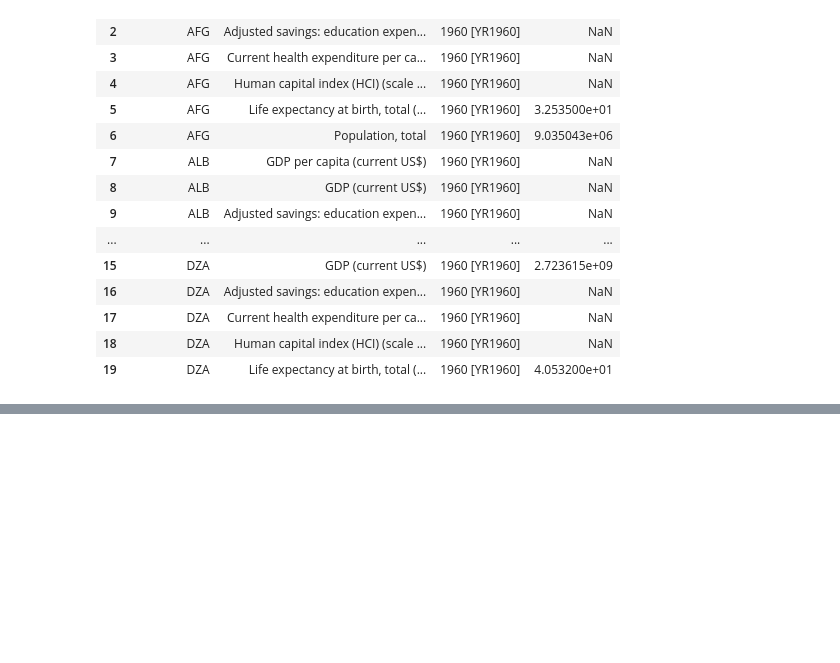
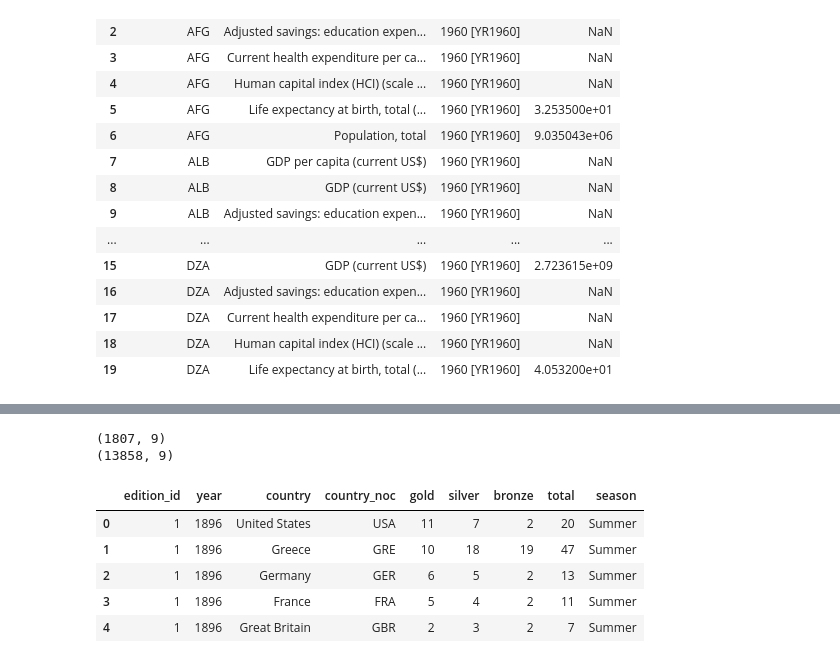
Before and after one commit to KetherineWang/olympics-data-story, a Jupyter notebook: world_indicator.ipynb, the cells around one changed output, grey strips where cells are left out. Cells and saved outputs as stored; diff of their text form; code cells hidden in the pictures; blank space fills up the shorter version.

Commit message:
country codes

```diff
--- a/world_indicator.ipynb
+++ b/world_indicator.ipynb
@@ -18,3 +6,7 @@ world_indicators.head()
+# %%
+# load in data
+world_indicators = pd.read_csv("rawData/World_Development_Indicator/Indicator_Data_1960-2023.csv")
+country_medal_count = pd.read_csv("rawData/Sum_Win_Olympics_1896-2022/Olympic_Games_Medal_Tally.csv")
 # %%
 # drop column
 world_indicators = world_indicators.drop(columns=['Series Code', 'Country Name'])
@@ -89,3 +77,22 @@ world_indicators.head()
 | 2 | ABW | 1962 | NaN | NaN | NaN | ... |
 | 3 | ABW | 1963 | NaN | NaN | NaN | ... |
 | 4 | ABW | 1964 | NaN | NaN | NaN | ... |
+# %%
+print(country_medal_count.shape)
+print(world_indicators.shape)
+# %% [output]
+(1807, 9)
+(13858, 9)
+# %%
+# extract season
+season_pattern = r'(Summer|Winter|Equestrian|Intercalated)'
+country_medal_count['season'] = country_medal_count['edition'].str.extract(season_pattern)
+country_medal_count = country_medal_count.drop(columns='edition')
+country_medal_count.head()
+# %% [output]
+|  | edition_id | year | country | country_noc | gold | silver | bronze | total | season |
+| 0 | 1 | 1896 | United States | USA | 11 | 7 | 2 | 20 | Summer |
+| 1 | 1 | 1896 | Greece | GRE | 10 | 18 | 19 | 47 | Summer |
+| 2 | 1 | 1896 | Germany | GER | 6 | 5 | 2 | 13 | Summer |
+| 3 | 1 | 1896 | France | FRA | 5 | 4 | 2 | 11 | Summer |
+| 4 | 1 | 1896 | Great Britain | GBR | 2 | 3 | 2 | 7 | Summer |
```
Also changed, not shown: parts of 15 cells of this notebook, 1 other file.
